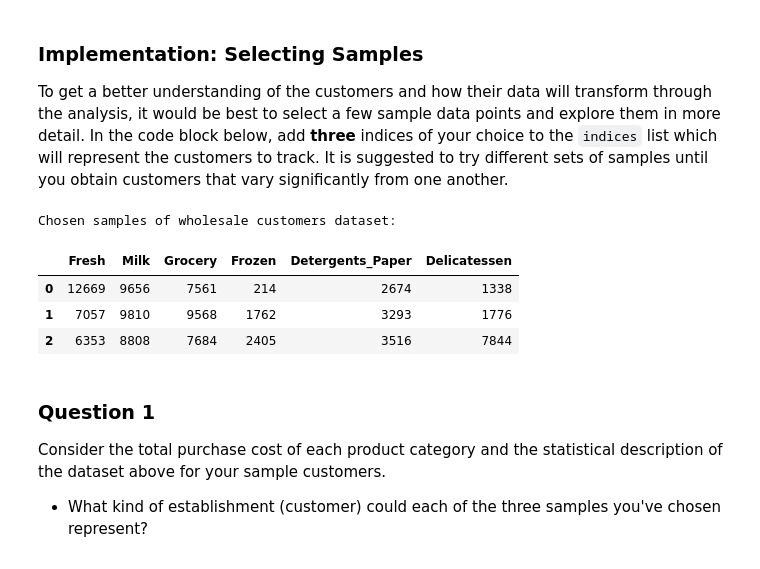
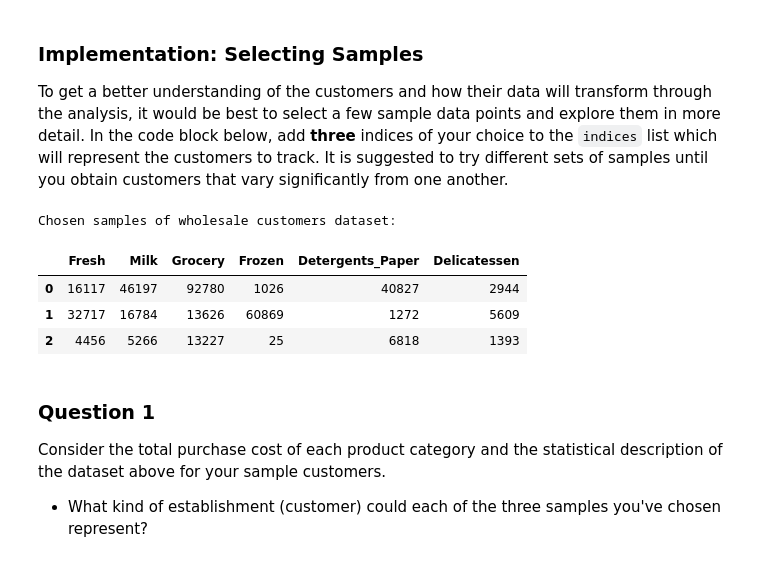
Before and after one commit to woo-chia-wei/udacity-machine-learning-engineer, a Jupyter notebook: 05_customer_segments/customer_segments.ipynb, the cells around one changed output. Cells and saved outputs as stored; diff of their text form; code cells hidden in the pictures.

```diff
--- a/05_customer_segments/customer_segments.ipynb
+++ b/05_customer_segments/customer_segments.ipynb
@@ -60,18 +60,18 @@ display(data.describe())
 To get a better understanding of the customers and how their data will transform through the analysis, it would be best to select a few sample data points and explore them in more detail. In the code block below, add **three** indices of your choice to the `indices` list which will represent the customers to track. It is suggested to try different sets of samples until you obtain customers that vary significantly from one another.
 # %%
 # TODO: Select three indices of your choice you wish to sample from the dataset
-indices = [0, 1, 2]
+indices = [85, 325, 420]
 
 # Create a DataFrame of the chosen samples
 samples = pd.DataFrame(data.loc[indices], columns = data.keys()).reset_index(drop = True)
 print("Chosen samples of wholesale customers dataset:")
 display(samples)
 # %% [output]
 Chosen samples of wholesale customers dataset:
 |  | Fresh | Milk | Grocery | Frozen | Detergents_Paper | Delicatessen |
-| 0 | 12669 | 9656 | 7561 | 214 | 2674 | 1338 |
-| 1 | 7057 | 9810 | 9568 | 1762 | 3293 | 1776 |
-| 2 | 6353 | 8808 | 7684 | 2405 | 3516 | 7844 |
+| 0 | 16117 | 46197 | 92780 | 1026 | 40827 | 2944 |
+| 1 | 32717 | 16784 | 13626 | 60869 | 1272 | 5609 |
+| 2 | 4456 | 5266 | 13227 | 25 | 6818 | 1393 |
 # %% [markdown]
 ### Question 1
 Consider the total purchase cost of each product category and the statistical description of the dataset above for your sample customers.
```
Also changed, not shown: parts of 14 cells of this notebook.
